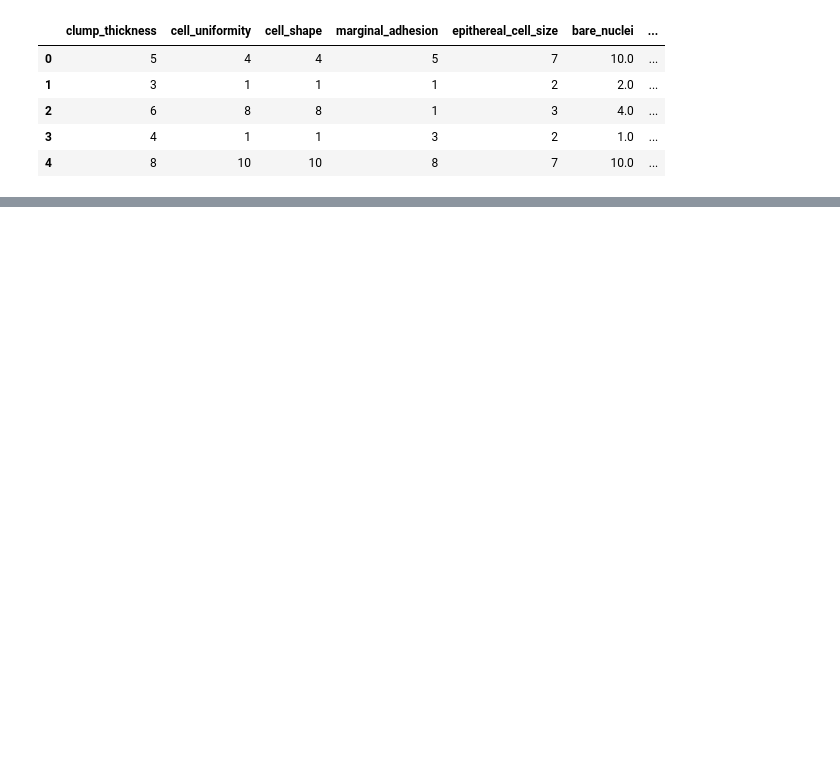
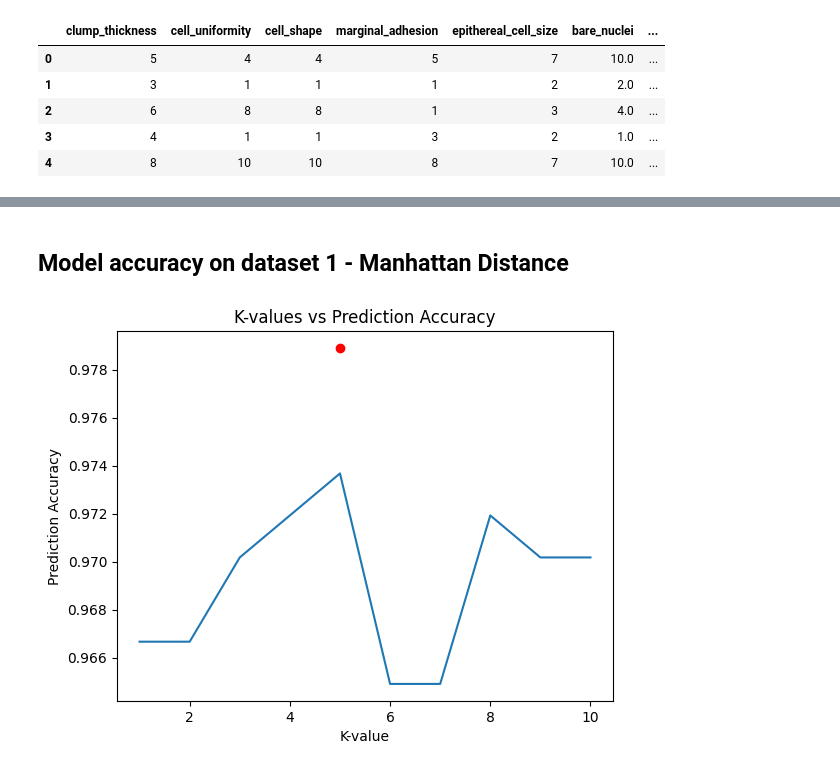
Before and after one commit to chxmberland/comp-551-a1, a Jupyter notebook: 551_group21_a-1.ipynb, the cells around one changed output, grey strips where cells are left out. Saved outputs shown, nothing was run; the diff lists cells and outputs as text; code cells hidden in the pictures; blank space fills up the shorter version.

```diff
--- a/551_group21_a-1.ipynb
+++ b/551_group21_a-1.ipynb
@@ -200,0 +543,13 @@ class KNN:
+# %% [markdown]
+## Model accuracy on dataset 1 - Manhattan Distance
+# %%
+# Plotting the accuracy of each K-value
+plt.scatter(best_k, accuracy, color='red', marker='o')
+indices = [x for x in range(1, len(accuracies) + 1)]
+plt.plot(indices, accuracies)
+plt.title('K-values vs Prediction Accuracy')
+plt.xlabel('K-value')
+plt.ylabel('Prediction Accuracy')
+plt.show()
+# %% [output]
+[figure, added]
```
Also changed, not shown: parts of 39 cells of this notebook.
